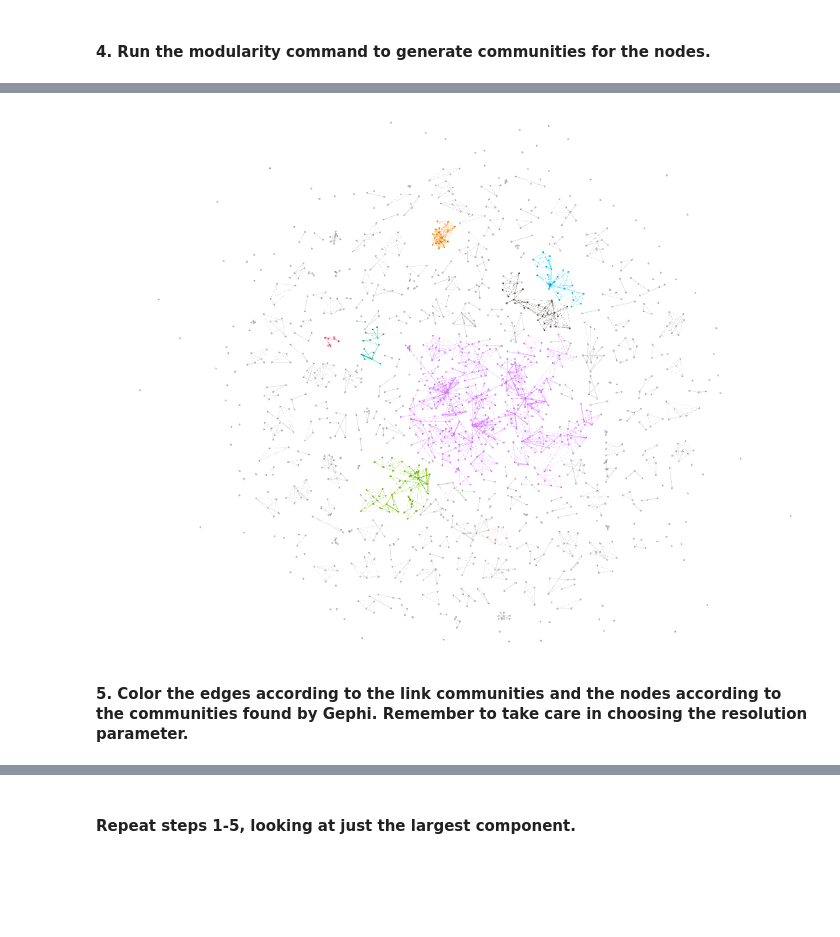
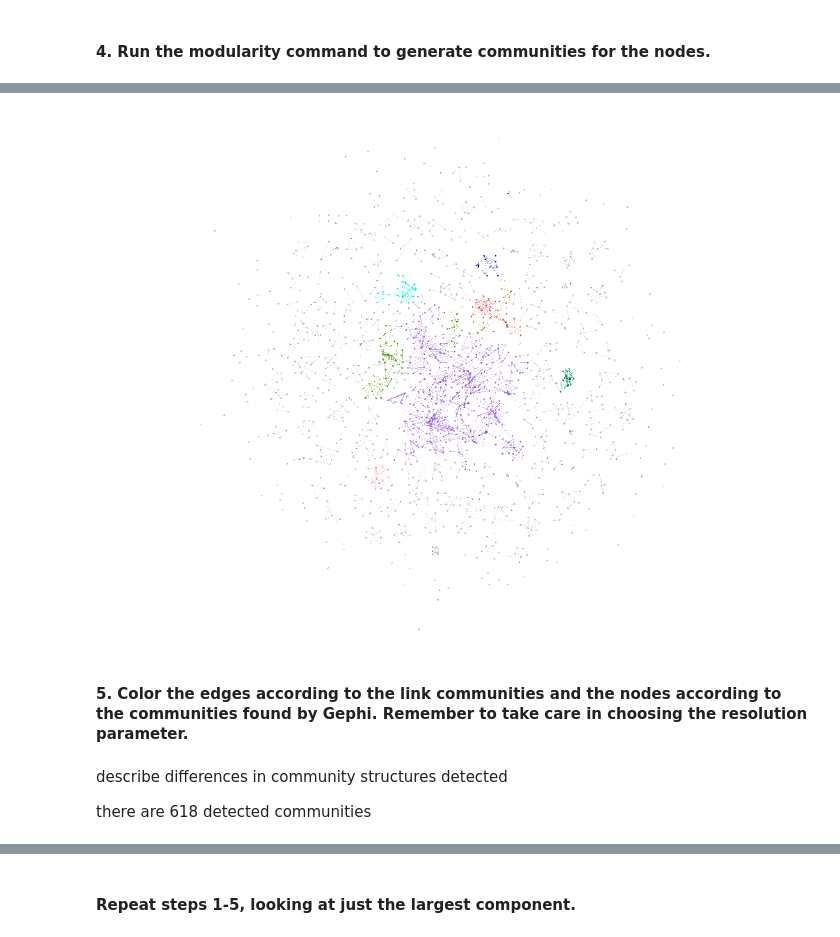
Before and after one commit to muftring/iu-netsci, a Jupyter notebook: week-08/w08_link-communities_uftring_michael.ipynb, the cells around one changed output, grey strips where cells are left out. Cells and saved outputs as stored; diff of their text form; code cells hidden in the pictures; blank space fills up the shorter version.

```diff
--- a/week-08/w08_link-communities_uftring_michael.ipynb
+++ b/week-08/w08_link-communities_uftring_michael.ipynb
@@ -228,6 +239,10 @@ The Modularity Class partitioning shows that there are five classes with a porti
 # %%
-Image(filename="screenshot_142600.png")
+Image(filename="screenshot_101820.png")
 # %% [output]
-[figure, old version]
+[figure, new version]
 # %% [markdown]
 #### 5. Color the edges according to the link communities and the nodes according to the communities found by Gephi. Remember to take care in choosing the resolution parameter.
+# %% [markdown]
+describe differences in community structures detected
+
+there are 618 detected communities
```
Also changed, not shown: parts of 5 cells of this notebook, 3 other files.
